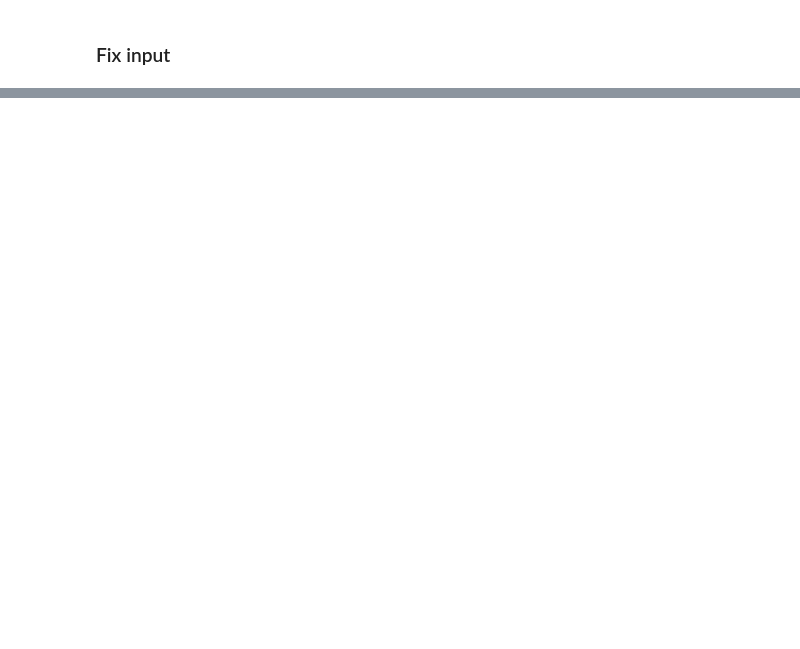
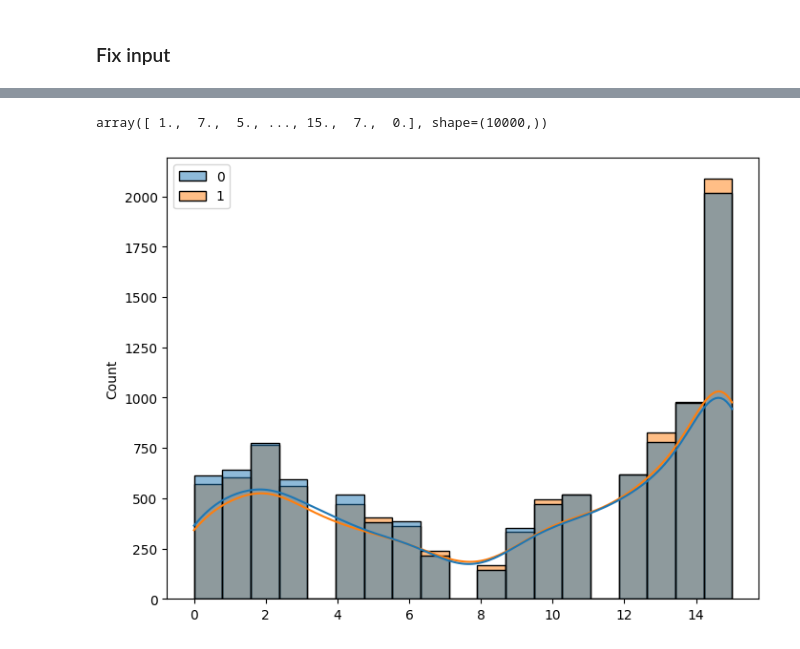
Before and after one commit to haochu-liu/likelihood-free, a Jupyter notebook: python/test_pysimARG/add_mutation.ipynb, the cells around one changed output, grey strips where cells are left out. Saved outputs shown, nothing was run; the diff lists cells and outputs as text; code cells hidden in the pictures; blank space fills up the shorter version.

Commit message:
check add_mutation by numbers

```diff
--- a/python/test_pysimARG/add_mutation.ipynb
+++ b/python/test_pysimARG/add_mutation.ipynb
@@ -287,0 +239,16 @@ ARG = ARG(clonal_tree, 0.2, 100000, 300, 50)
+# %%
+ARG_result.height = np.max(ARG_result.node_height)
+ARG_result.length = np.sum(ARG_result.edge[:, 2])
+# %%
+ARG_mutated = add_mutation(ARG_result, 0.2)
+# %%
+mutation_list = []
+np.random.seed(100)
+
+for i in range(10000):
+    ARG_mutated = add_mutation(ARG_result, 0.2)
+    leaf_sites = ARG_mutated[:15, :]
+    mutation_list.append(np.sum(leaf_sites[:, 0] | leaf_sites[:, 1]))
+
+    if i % 100 == 0:
+        print(f'Completed {i} iterations.')
@@ -287,0 +273,12 @@ ARG = ARG(clonal_tree, 0.2, 100000, 300, 50)
+# %%
+R_data = np.loadtxt('../../pysimARG/test_data/num_mutations.csv', delimiter=",", skiprows=1)
+R_data # length, height
+# %% [output]
+array([ 1.,  7.,  5., ..., 15.,  7.,  0.], shape=(10000,))
+# %%
+plt.figure(figsize=(8, 6))
+sns.histplot([mutation_list, R_data], kde=True)
+
+plt.show()
+# %% [output]
+[figure, added]
```
Also changed, not shown: parts of 21 cells of this notebook.
